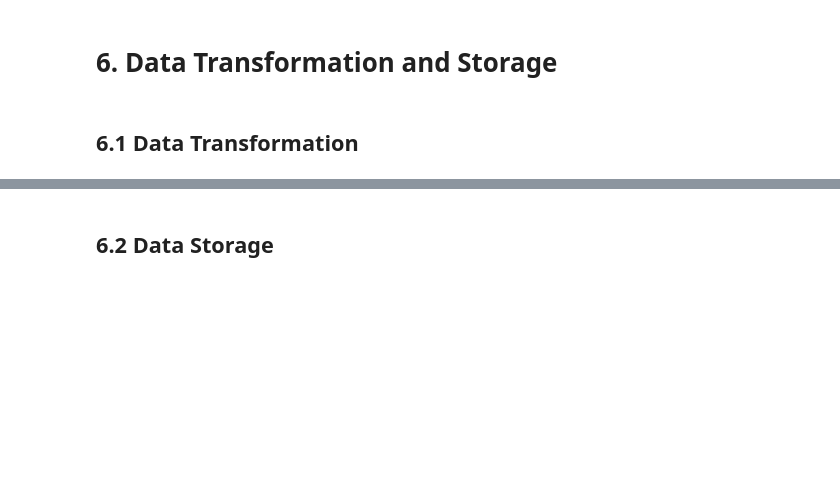
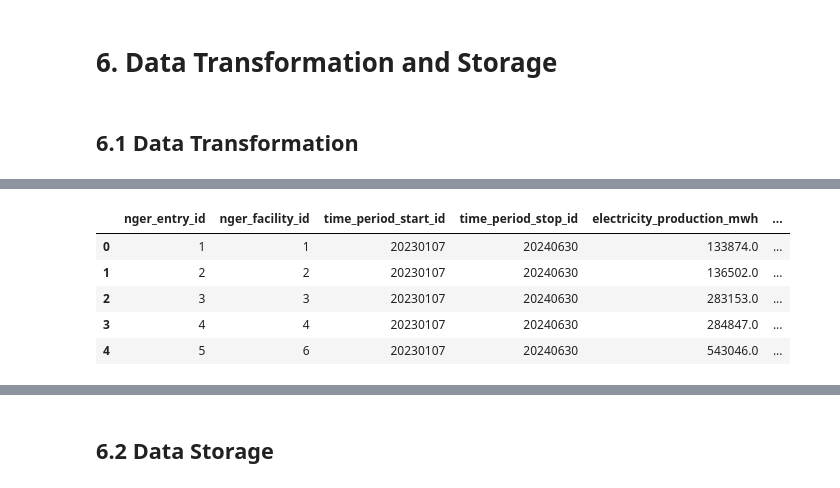
Before and after one commit to mnaufaldr01/de-assignment-1, a Jupyter notebook: assignment1.ipynb, the cells around one changed output, grey strips where cells are left out. Cells and saved outputs as stored; diff of their text form; code cells hidden in the pictures; blank space fills up the shorter version.

```diff
--- a/assignment1.ipynb
+++ b/assignment1.ipynb
@@ -1535,35 +1265,42 @@ nger_df['fuel_id'] = nger_df['fuel_id'].replace('None', np.nan).astype('Int64')
 nger_df['location_id'] = nger_df['location_id'].replace('None', np.nan).astype('Int64')
 
 # Now, merge cer_df with dim_nger_facility to get the nger_facility_id based on composite_key
 nger_df = nger_df.merge(temp_dim_nger_facility[['composite_key', 'nger_facility_id']],
                         how='left',
                         left_on='composite_key',
                         right_on='composite_key')
 
 # Assign a unique nger_entry_id to each row
 nger_df['nger_entry_id'] = range(1, len(nger_df) + 1)
 
 # Create time_id (in YYYYMMDD format) for time_period_start and time_period_stop, leaving NaN as null
 nger_df['time_period_start_id'] = nger_df['time_period_start'].apply(
     lambda x: x.strftime('%Y%m%d') if pd.notna(x) else np.nan
 ).astype('Int64')
 
 nger_df['time_period_stop_id'] = nger_df['time_period_stop'].apply(
     lambda x: x.strftime('%Y%m%d') if pd.notna(x) else np.nan
 ).astype('Int64')
 
 # Rename the columns
 nger_df = nger_df.rename(columns={
     'total_scope_1_emissions_t_co2_e': 'total_co2_emissions_tons_scope_1',
     'total_scope_2_emissions_t_co2_e': 'total_co2_emissions_tons_scope_2',
-    'total_emissions_t_co2_e': 'total_co2_emissiions_tons'
+    'total_emissions_t_co2_e': 'total_co2_emissions_tons'
 })
 
 # Reorder columns to match desired structure for dim_time
-fact_nger_metrics = nger_df[['nger_entry_id', 'nger_facility_id', 'time_period_start_id', 'time_period_stop_id', 'electricity_production_mwh', 'electricity_production_gj', 'total_co2_emissions_tons_scope_1', 'total_co2_emissions_tons_scope_2', 'total_co2_emissiions_tons', 'emission_intensity_t_co2_emwh']]
+fact_nger_metrics = nger_df[['nger_entry_id', 'nger_facility_id', 'time_period_start_id', 'time_period_stop_id', 'electricity_production_mwh', 'electricity_production_gj', 'total_co2_emissions_tons_scope_1', 'total_co2_emissions_tons_scope_2', 'total_co2_emissions_tons', 'emission_intensity_t_co2_emwh']]
 
 # Final dim_nger_facility table
 fact_nger_metrics.head()
+# %% [output]
+|  | nger_entry_id | nger_facility_id | time_period_start_id | time_period_stop_id | electricity_production_mwh | ... |
+| 0 | 1 | 1 | 20230107 | 20240630 | 133874.0 | ... |
+| 1 | 2 | 2 | 20230107 | 20240630 | 136502.0 | ... |
+| 2 | 3 | 3 | 20230107 | 20240630 | 283153.0 | ... |
+| 3 | 4 | 4 | 20230107 | 20240630 | 284847.0 | ... |
+| 4 | 5 | 6 | 20230107 | 20240630 | 543046.0 | ... |
 # %%
 # Transform demographic data from abs for loading into the fact_population table
 # Query the table and set it into a DataFrame
```
Also changed, not shown: parts of 69 cells of this notebook.
